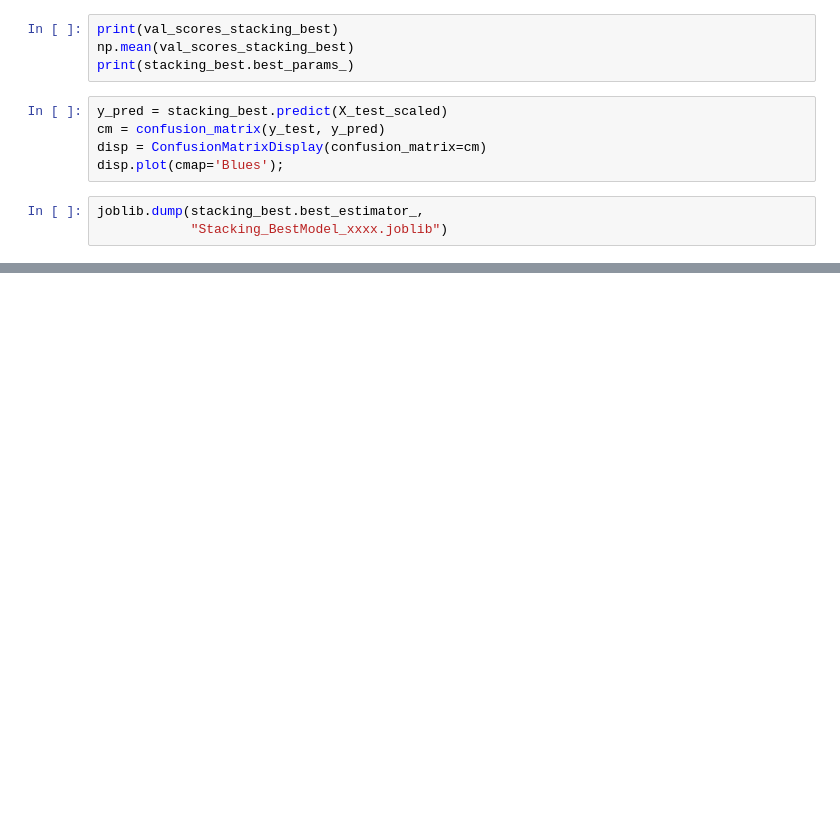
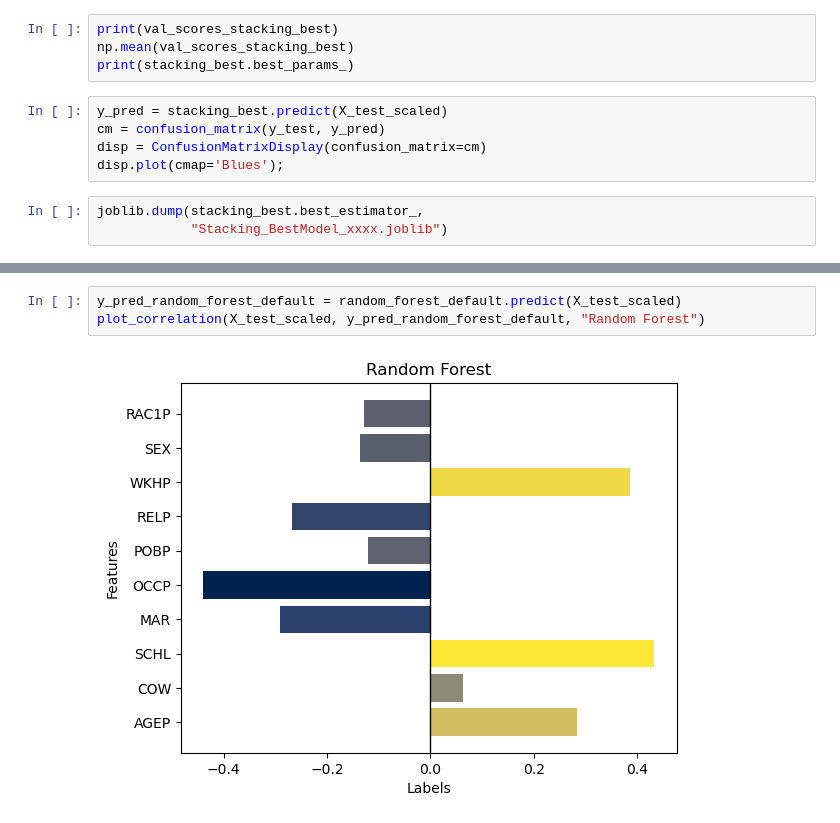
Before and after one commit to AurelienPasquet/supervised_learning_5A, a Jupyter notebook: tp1.ipynb, the cells around one changed output, grey strips where cells are left out. Saved outputs shown, nothing was run; the diff lists cells and outputs as text; blank space fills up the shorter version.

```diff
--- a/tp1.ipynb
+++ b/tp1.ipynb
@@ -366,0 +405,5 @@ joblib.dump(stacking_best.best_estimator_,
+# %%
+y_pred_random_forest_default = random_forest_default.predict(X_test_scaled)
+plot_correlation(X_test_scaled, y_pred_random_forest_default, "Random Forest")
+# %% [output]
+[figure, added]
```
Also changed, not shown: parts of 50 cells of this notebook, 1 other file.
